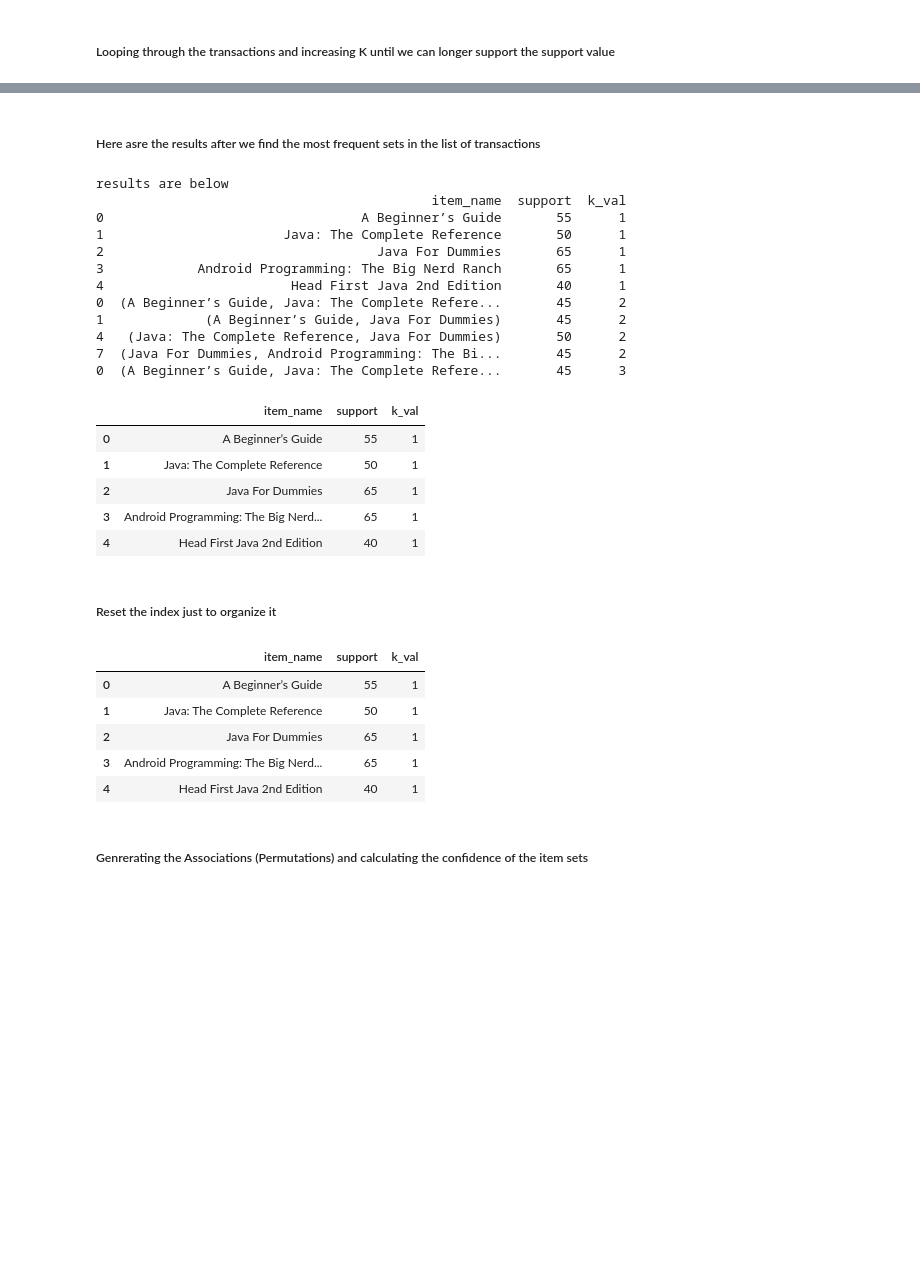
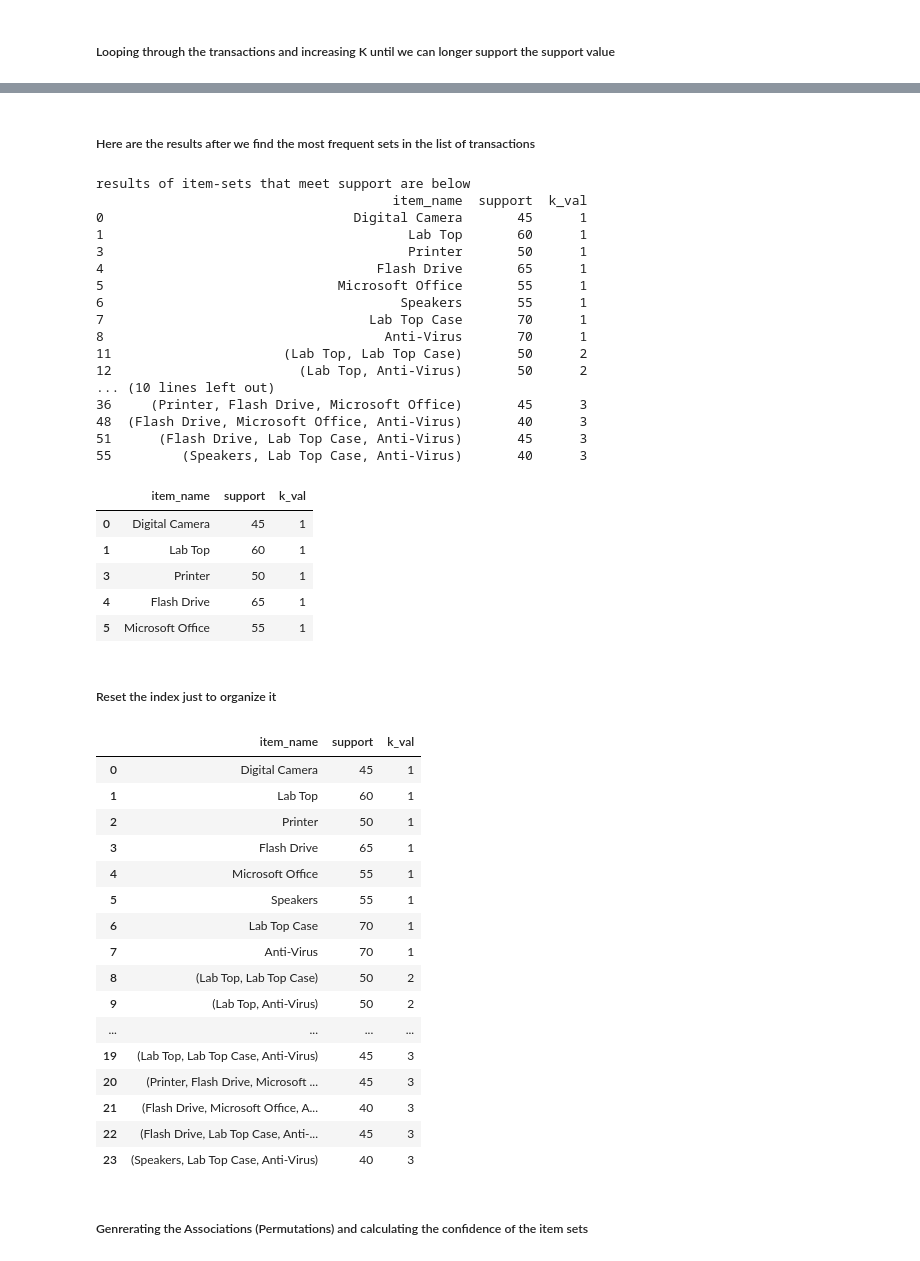
Before and after one commit to MichaelWoo-git/Apriori_Algorithm_from_Scratch, a Jupyter notebook: Aprior_Algo.ipynb, the cells around one changed output, grey strips where cells are left out. Cells and saved outputs as stored; diff of their text form; code cells hidden in the pictures; blank space fills up the shorter version.

```diff
--- a/Aprior_Algo.ipynb
+++ b/Aprior_Algo.ipynb
@@ -64,7 +74,7 @@ def a_priori_read(item_list, transaction, support_percentage, confidence_percent
         print("Support Percent or Confidence Percent is Invalid. \n Enter a valid number between 0 and 100.\n")
         print("Restarting Apriori 2.0.....\n")
         time.sleep(2)
-        os.system("python APrior_2.0.py")
+        os.system("python Aprior_Algo")
     if support_percentage >= 0 and support_percentage <= 100 and confidence_percentage >= 0 and confidence_percentage <= 100:
         df2 = pd.read_csv(item_list)
         df1 = pd.read_csv(transaction)
@@ -186,44 +198,60 @@ Empty DataFrame
 Columns: [item_name, support, k_val]
 Index: []
 # %% [markdown]
-##### Here asre the results after we find the most frequent sets in the list of transactions
+##### Here are the results after we find the most frequent sets in the list of transactions
 # %%
-print("results are below")
+print("results of item-sets that meet support are below")
 print(pd.concat(frames))
 df_supp = pd.concat(frames)
 df_supp.head()
 # %% [output]
-results are below
-                                           item_name  support  k_val
-0                                 A Beginner’s Guide       55      1
-1                       Java: The Complete Reference       50      1
-2                                   Java For Dummies       65      1
-3            Android Programming: The Big Nerd Ranch       65      1
-4                        Head First Java 2nd Edition       40      1
-0  (A Beginner’s Guide, Java: The Complete Refere...       45      2
-1             (A Beginner’s Guide, Java For Dummies)       45      2
-4   (Java: The Complete Reference, Java For Dummies)       50      2
-7  (Java For Dummies, Android Programming: The Bi...       45      2
-0  (A Beginner’s Guide, Java: The Complete Refere...       45      3
+results of item-sets that meet support are below
+                                      item_name  support  k_val
+0                                Digital Camera       45      1
+1                                       Lab Top       60      1
+3                                       Printer       50      1
+4                                   Flash Drive       65      1
+5                              Microsoft Office       55      1
+6                                      Speakers       55      1
+7                                  Lab Top Case       70      1
+8                                    Anti-Virus       70      1
+11                      (Lab Top, Lab Top Case)       50      2
+12                        (Lab Top, Anti-Virus)       50      2
+... (10 lines left out)
+36     (Printer, Flash Drive, Microsoft Office)       45      3
+48  (Flash Drive, Microsoft Office, Anti-Virus)       40      3
+51      (Flash Drive, Lab Top Case, Anti-Virus)       45      3
+55         (Speakers, Lab Top Case, Anti-Virus)       40      3
 |  | item_name | support | k_val |
-| 0 | A Beginner’s Guide | 55 | 1 |
-| 1 | Java: The Complete Reference | 50 | 1 |
-| 2 | Java For Dummies | 65 | 1 |
-| 3 | Android Programming: The Big Nerd... | 65 | 1 |
-| 4 | Head First Java 2nd Edition | 40 | 1 |
+| 0 | Digital Camera | 45 | 1 |
+| 1 | Lab Top | 60 | 1 |
+| 3 | Printer | 50 | 1 |
+| 4 | Flash Drive | 65 | 1 |
+| 5 | Microsoft Office | 55 | 1 |
 # %% [markdown]
 ##### Reset the index just to organize it
 # %%
 df_supp = df_supp.reset_index().drop('index',axis=1)
 # %%
-df_supp.head()
+df_supp
 # %% [output]
 |  | item_name | support | k_val |
-| 0 | A Beginner’s Guide | 55 | 1 |
-| 1 | Java: The Complete Reference | 50 | 1 |
-| 2 | Java For Dummies | 65 | 1 |
-| 3 | Android Programming: The Big Nerd... | 65 | 1 |
-| 4 | Head First Java 2nd Edition | 40 | 1 |
+| 0 | Digital Camera | 45 | 1 |
+| 1 | Lab Top | 60 | 1 |
+| 2 | Printer | 50 | 1 |
+| 3 | Flash Drive | 65 | 1 |
+| 4 | Microsoft Office | 55 | 1 |
+| 5 | Speakers | 55 | 1 |
+| 6 | Lab Top Case | 70 | 1 |
+| 7 | Anti-Virus | 70 | 1 |
+| 8 | (Lab Top, Lab Top Case) | 50 | 2 |
+| 9 | (Lab Top, Anti-Virus) | 50 | 2 |
+| ... | ... | ... | ... |
+| 19 | (Lab Top, Lab Top Case, Anti-Virus) | 45 | 3 |
+| 20 | (Printer, Flash Drive, Microsoft ... | 45 | 3 |
+| 21 | (Flash Drive, Microsoft Office, A... | 40 | 3 |
+| 22 | (Flash Drive, Lab Top Case, Anti-... | 45 | 3 |
+| 23 | (Speakers, Lab Top Case, Anti-Virus) | 40 | 3 |
 # %% [markdown]
 ##### Genrerating the Associations (Permutations) and calculating the confidence of the item sets
 # %%
```
Also changed, not shown: parts of 12 cells of this notebook, 15 other files.
